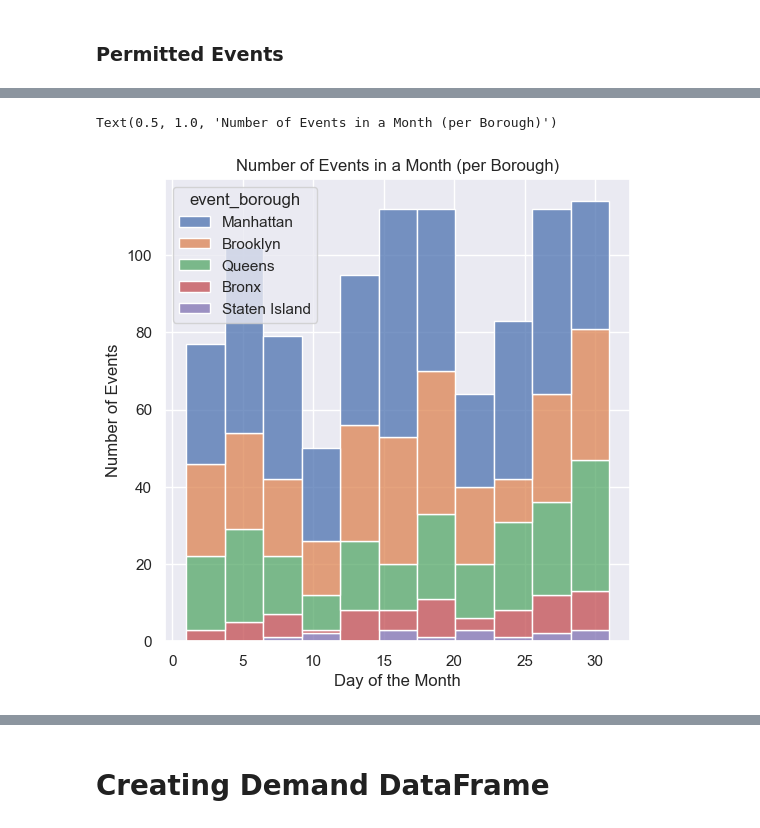
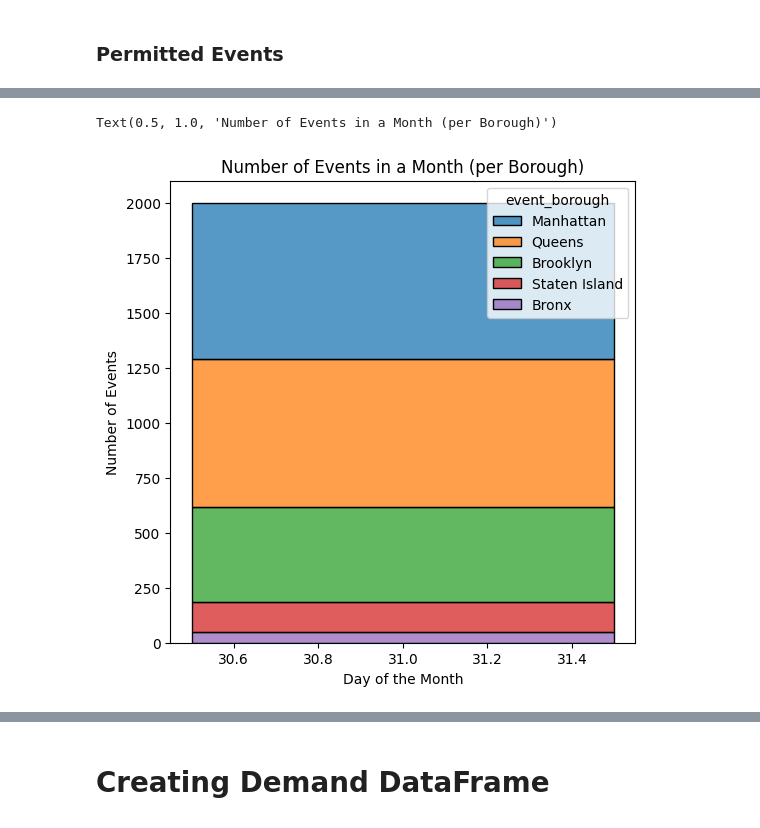
Before and after one commit to ikml-bsrn/NYC_Transportation_Demand, a Jupyter notebook: NYC_transportation_demand.ipynb, the cells around one changed output, grey strips where cells are left out. Drawn from its saved outputs; the diff is of its cells as text; code cells hidden in the pictures.

```diff
--- a/NYC_transportation_demand.ipynb
+++ b/NYC_transportation_demand.ipynb
@@ -409,12 +411,12 @@ NameError: name 'permitted_events_df' is not defined
 # %%
 plt.figure(figsize=(6,6))
-sns.histplot(data=permitted_events_df, x=permitted_events_df['start_date_time'].dt.day, hue='event_borough', multiple='stack')
+sns.histplot(data=permitted_events_historical_df, x=permitted_events_historical_df['start_date_time'].dt.days_in_month, hue='event_borough', multiple='stack')
 
 plt.xlabel('Day of the Month')
 plt.ylabel('Number of Events')
 plt.title('Number of Events in a Month (per Borough)')
 # %% [output]
 Text(0.5, 1.0, 'Number of Events in a Month (per Borough)')
-[figure, old version]
+[figure, new version]
 # %%
 plt.figure(figsize=(8,6))
```
Also changed, not shown: parts of 14 cells of this notebook, 2 other files.
